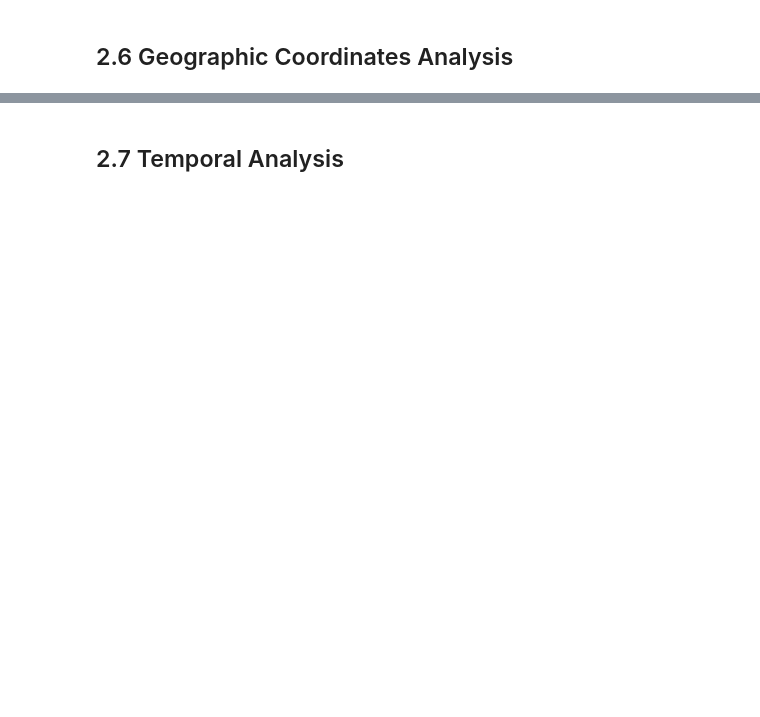
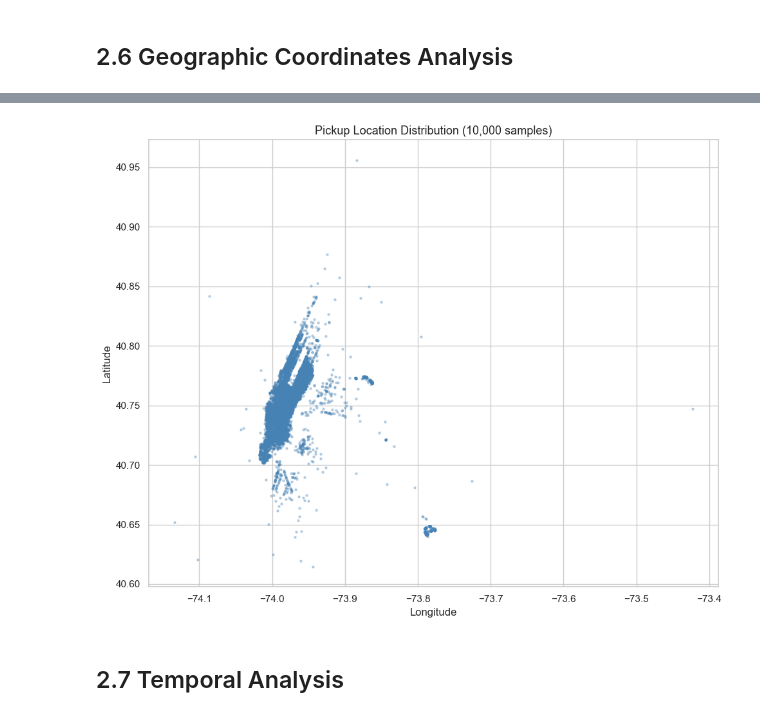
Before and after one commit to neshard/NYC-Taxi-Fare-Prediction, a Jupyter notebook: notebooks/02_eda.ipynb, the cells around one changed output, grey strips where cells are left out. Saved outputs shown, nothing was run; the diff lists cells and outputs as text; code cells hidden in the pictures; blank space fills up the shorter version.

Commit message:
Finalize project structure, running scripts, and markdown report

```diff
--- a/notebooks/02_eda.ipynb
+++ b/notebooks/02_eda.ipynb
@@ -62,0 +43,34 @@ Py4JJavaError: An error occurred while calling o32.parquet.
+# %%
+# Load data from CSV using pandas first, then convert to Spark for SQL operations
+pandas_df = pd.read_csv('../data/raw/nyc_taxi_data.csv')
+
+# Convert pickup_datetime to datetime
+pandas_df['pickup_datetime'] = pd.to_datetime(pandas_df['pickup_datetime'], format='mixed', utc=True)
+
+# Create Spark DataFrame using RDD approach (more stable than createDataFrame)
+rdd = spark.sparkContext.parallelize(pandas_df.values.tolist())
+schema_cols = list(pandas_df.columns)
+from pyspark.sql.types import StructType, StructField, StringType, DoubleType, TimestampType, LongType
+
+schema = StructType([
+    StructField('key', StringType(), True),
+    StructField('fare_amount', DoubleType(), True),
+    StructField('pickup_datetime', TimestampType(), True),
+    StructField('pickup_longitude', DoubleType(), True),
+    StructField('pickup_latitude', DoubleType(), True),
+    StructField('dropoff_longitude', DoubleType(), True),
+    StructField('dropoff_latitude', DoubleType(), True),
+    StructField('passenger_count', LongType(), True),
+])
+
+df = spark.createDataFrame(rdd, schema=schema)
+
+# Register as temporary view for SQL queries
+df.createOrReplaceTempView('taxi_data')
+
+# Ensure plots folder exists
+os.makedirs('../data/plots', exist_ok=True)
+
+print(f'Data loaded: {len(pandas_df):,} rows via Spark SQL')
+print(f'\nFirst few rows (pandas):')
+print(pandas_df.head())
@@ -196,22 +284,21 @@ print(f'Coordinates outside NYC bounds: {invalid_coords:,} ({invalid_coords/tota
 # %%
 # Scatter plot of pickup locations within NYC
-coords_pd = df.select('pickup_longitude', 'pickup_latitude') \
-    .filter(
-        (F.col('pickup_longitude').between(NYC_BOUNDS['lon_min'], NYC_BOUNDS['lon_max'])) &
-        (F.col('pickup_latitude').between(NYC_BOUNDS['lat_min'], NYC_BOUNDS['lat_max']))
-    ) \
-    .limit(10000) \
-    .toPandas()
+coords_pd = pandas_df[
+    (pandas_df['pickup_longitude'].between(NYC_BOUNDS['lon_min'], NYC_BOUNDS['lon_max'])) &
+    (pandas_df['pickup_latitude'].between(NYC_BOUNDS['lat_min'], NYC_BOUNDS['lat_max']))
+].head(10000)
 
 fig, ax = plt.subplots(figsize=(10, 8))
 ax.scatter(coords_pd['pickup_longitude'], coords_pd['pickup_latitude'],
            alpha=0.3, s=5, color='steelblue')
 ax.set_title('Pickup Location Distribution (10,000 samples)')
 ax.set_xlabel('Longitude')
 ax.set_ylabel('Latitude')
 plt.tight_layout()
 plt.savefig('../data/plots/pickup_locations.png', dpi=150, bbox_inches='tight')
 plt.show()
+# %% [output]
+[figure, added]
 # %% [markdown]
 ## 2.7 Temporal Analysis
 # %%
```
Also changed, not shown: parts of 17 cells of this notebook, 48 other files.
